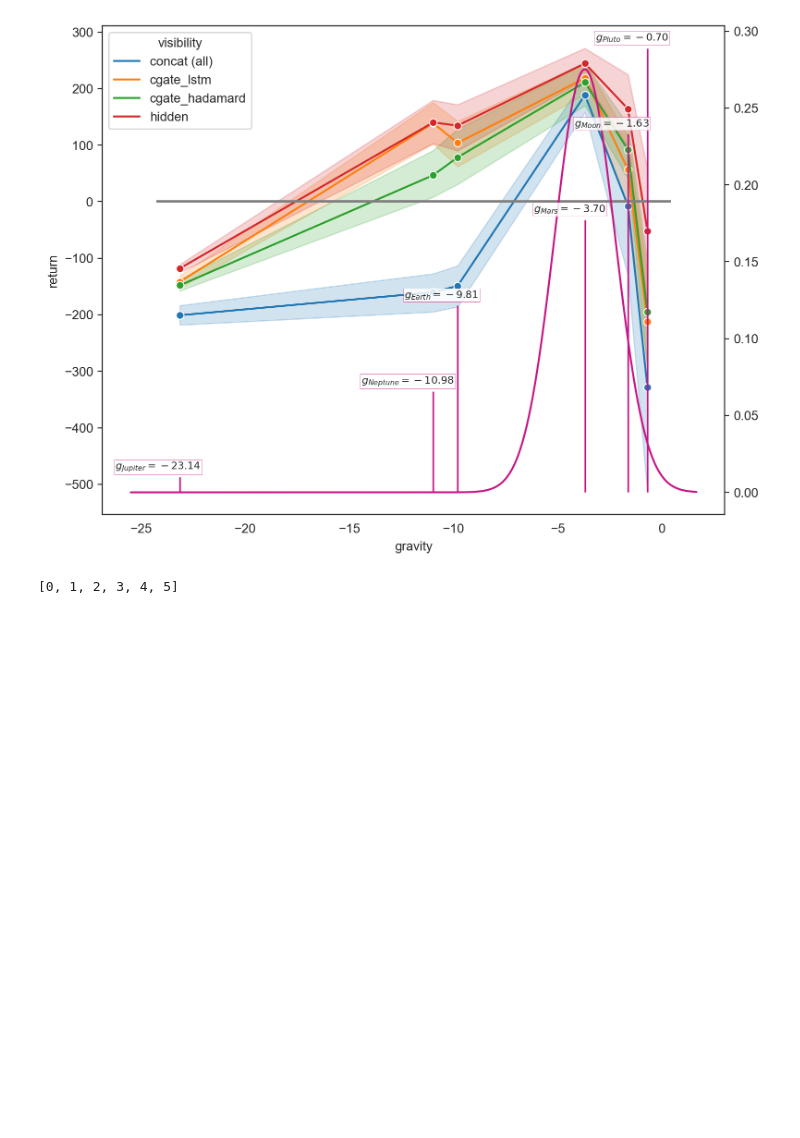
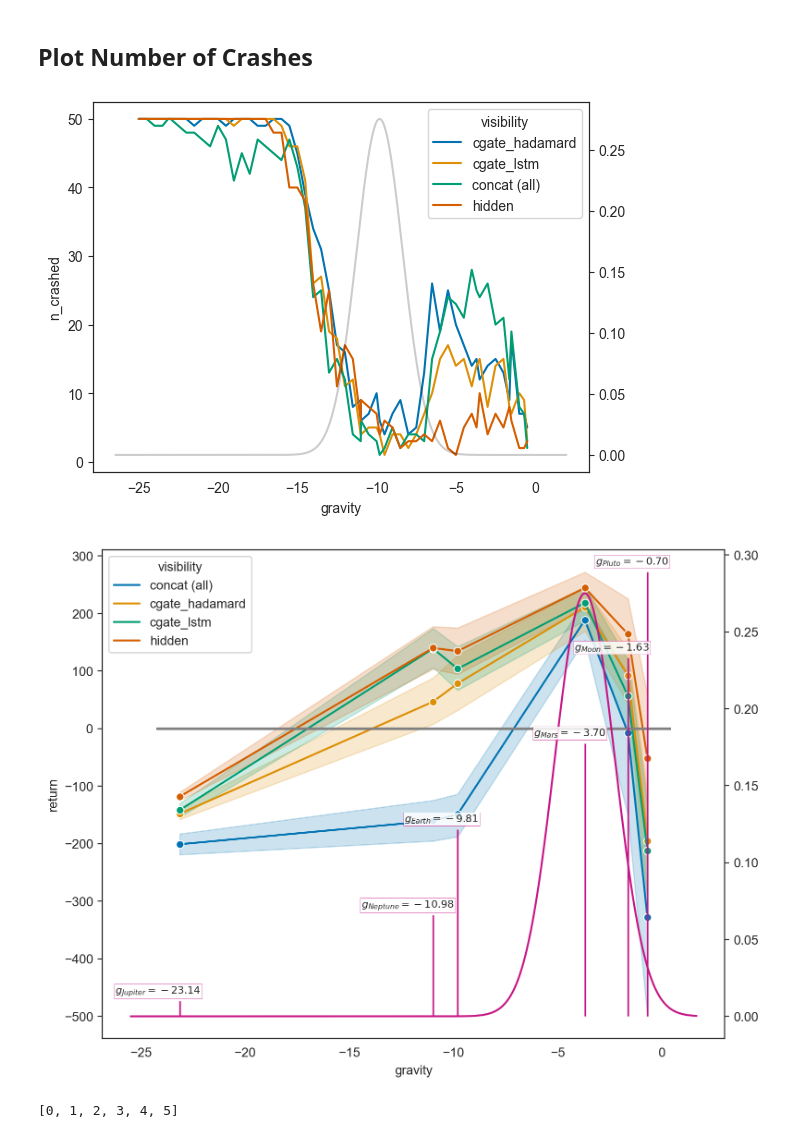
Before and after one commit to automl/CARL, a Jupyter notebook: experiments/evaluation/eval_landing_in_space.ipynb, the cells around one changed output. Drawn from its saved outputs; the diff is of its cells as text; code cells hidden in the pictures; blank space fills up the shorter version.

Commit message:
Check crashes

```diff
--- a/experiments/evaluation/eval_landing_in_space.ipynb
+++ b/experiments/evaluation/eval_landing_in_space.ipynb
@@ -132,3 +212,34 @@ plt.show()
+# %% [markdown]
+## Plot Number of Crashes
+# %%
+import numpy as np
+
+plot_df = rpc_df.copy()
+
+# plot_df = plot_df[plot_df["planet"] != "space"]
+
+crashed_threshold = -5000
+plot_df["crashed"] = plot_df["return"] < crashed_threshold
+
+keys = ["gravity", "visibility", "planet"]
+groups = plot_df.groupby(by=keys)
+crash_df = []
+for gid, gdf in groups:
+    crashed = [int(c) for c in gdf["crashed"].to_list()]
+    n_crashed = np.sum(crashed)
+    crash_dict = {k: v for k, v in zip(keys, gid)}
+    crash_dict["n_crashed"] = n_crashed
+    crash_df.append(crash_dict)
+crash_df = pd.DataFrame(crash_df)
+
+ax = sns.lineplot(data=crash_df, x="gravity", y="n_crashed", hue="visibility", palette="colorblind", marker="")
+
+ax = ax.twinx()
+ax.plot(X, Y, color=colordist)
+
+plt.show()
+# %% [output]
+[figure, added]
 # %%
 ax.get_xticks()
 # %%
@@ -145,7 +256,7 @@ std = 1.45
 rpc_df.reset_index(drop=True, inplace=True)
 fig = plt.figure(figsize=(8,6), dpi=200)
 ax = fig.add_subplot(111)
-ax = sns.lineplot(data=rpc_df, x="gravity", y="return", hue="visibility", ax=ax, ls="-", marker="o")
+ax = sns.lineplot(data=rpc_df, x="gravity", y="return", hue="visibility", ax=ax, ls="-", marker="o", palette="colorblind", errorbar="ci")
 ax.hlines(y=0, xmin=ax.get_xlim()[0], xmax=ax.get_xlim()[1], color="grey", lw=2)
 
 # Plot distribution
@@ -157,7 +268,7 @@ ax = plot_gravities_vlines(ax=ax, gravities=gravities, yvalue=ax.get_ylim()[1],
 fig.set_tight_layout(True)
 plt.show()
 # %% [output]
-[figure, old version]
+[figure, new version]
 # %%
 ax.get_xticks()
 # %% [output]
```
Also changed, not shown: parts of 8 cells of this notebook.
